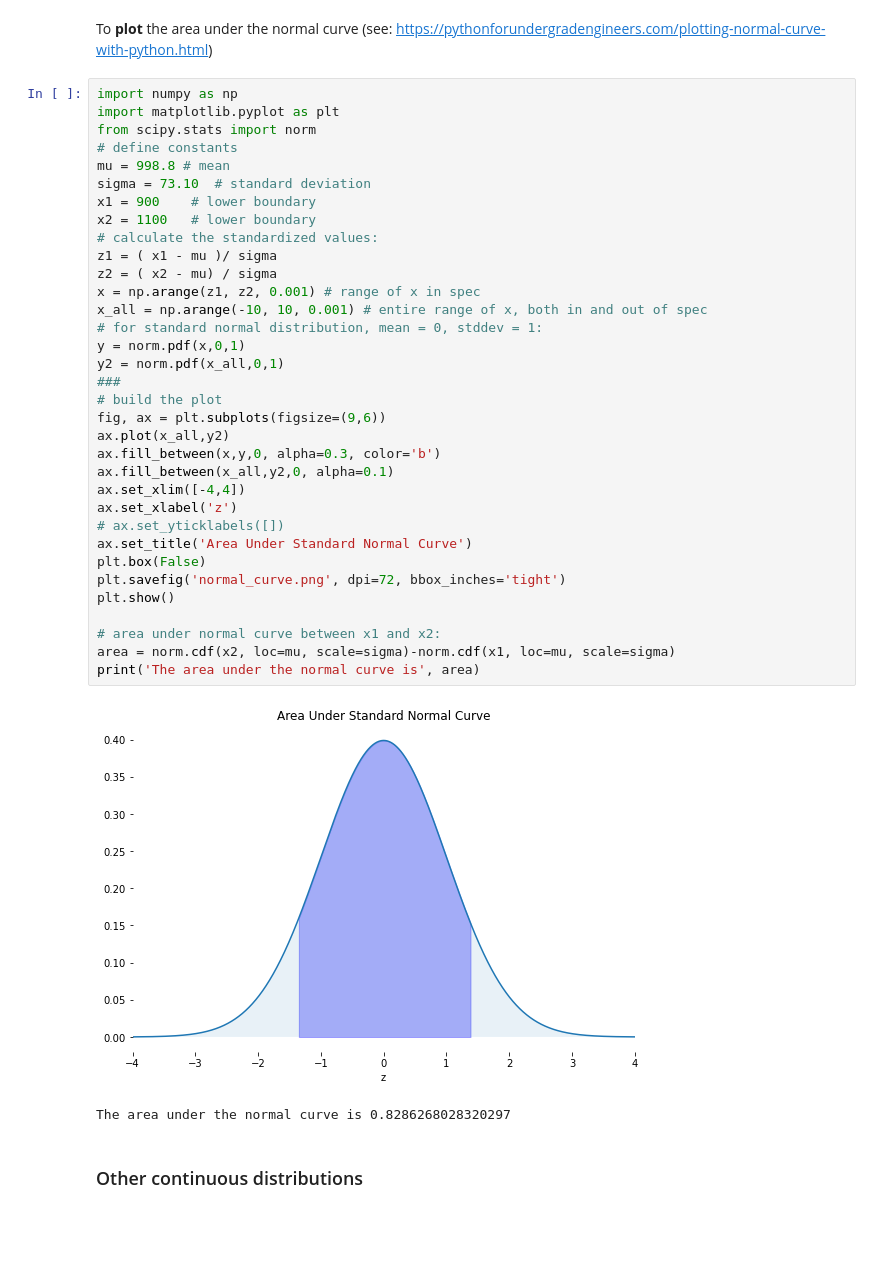
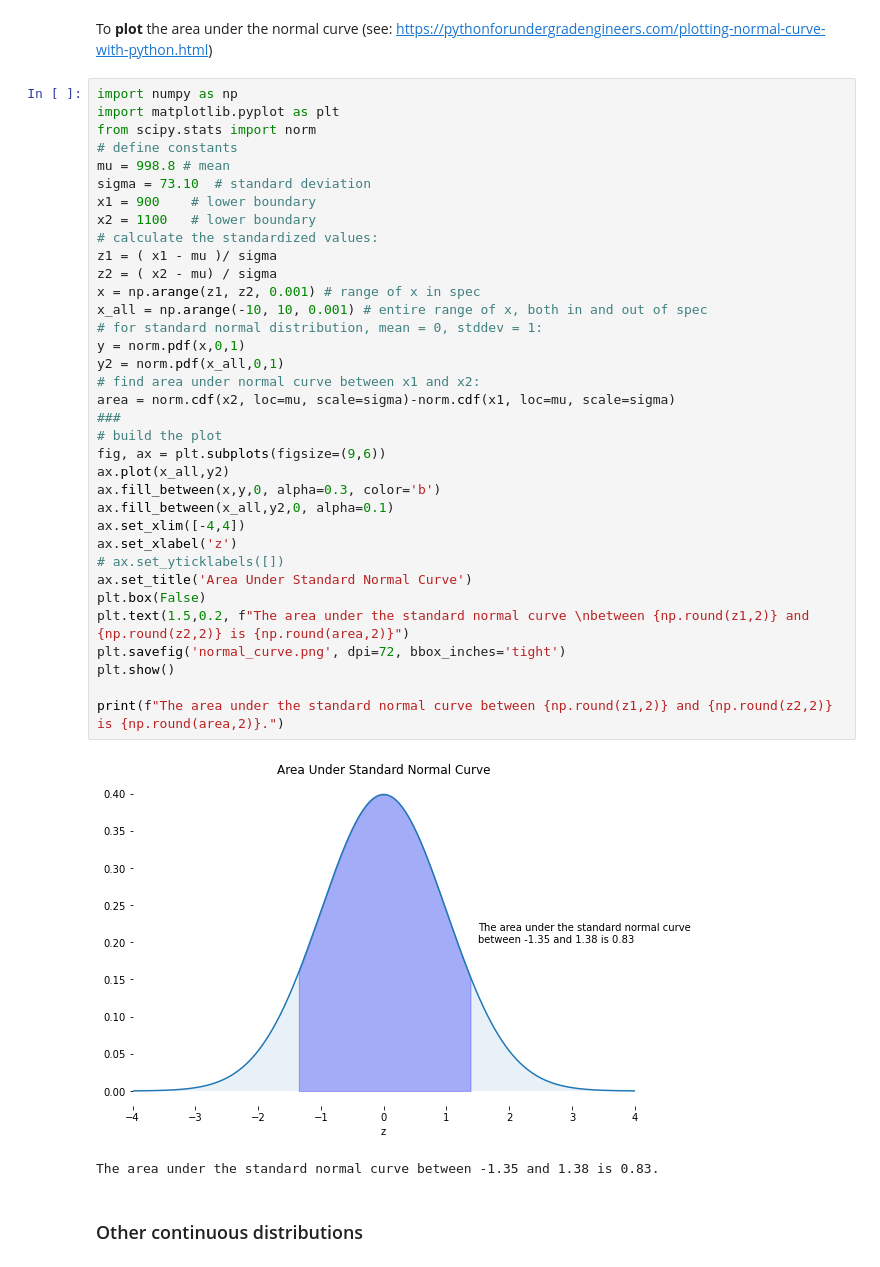
Before and after one commit to luc-hens/luc-hens.github.io, a Jupyter notebook: Statistics-I-using-Python.ipynb, the cells around one changed output. Saved outputs shown, nothing was run; the diff lists cells and outputs as text; blank space fills up the shorter version.

```diff
--- a/Statistics-I-using-Python.ipynb
+++ b/Statistics-I-using-Python.ipynb
@@ -748,38 +755,39 @@ import numpy as np
 import matplotlib.pyplot as plt
 from scipy.stats import norm
 # define constants
 mu = 998.8 # mean
 sigma = 73.10  # standard deviation
 x1 = 900    # lower boundary
 x2 = 1100   # lower boundary
 # calculate the standardized values:
 z1 = ( x1 - mu )/ sigma
 z2 = ( x2 - mu) / sigma
 x = np.arange(z1, z2, 0.001) # range of x in spec
 x_all = np.arange(-10, 10, 0.001) # entire range of x, both in and out of spec
 # for standard normal distribution, mean = 0, stddev = 1:
 y = norm.pdf(x,0,1)
 y2 = norm.pdf(x_all,0,1)
+# find area under normal curve between x1 and x2:
+area = norm.cdf(x2, loc=mu, scale=sigma)-norm.cdf(x1, loc=mu, scale=sigma)
 ###
 # build the plot
 fig, ax = plt.subplots(figsize=(9,6))
 ax.plot(x_all,y2)
 ax.fill_between(x,y,0, alpha=0.3, color='b')
 ax.fill_between(x_all,y2,0, alpha=0.1)
 ax.set_xlim([-4,4])
 ax.set_xlabel('z')
 # ax.set_yticklabels([])
 ax.set_title('Area Under Standard Normal Curve')
 plt.box(False)
+plt.text(1.5,0.2, f"The area under the standard normal curve \nbetween {np.round(z1,2)} and {np.round(z2,2)} is {np.round(area,2)}")
 plt.savefig('normal_curve.png', dpi=72, bbox_inches='tight')
 plt.show()
 
-# area under normal curve between x1 and x2:
-area = norm.cdf(x2, loc=mu, scale=sigma)-norm.cdf(x1, loc=mu, scale=sigma)
-print('The area under the normal curve is', area)
+print(f"The area under the standard normal curve between {np.round(z1,2)} and {np.round(z2,2)} is {np.round(area,2)}.")
 # %% [output]
-[figure, old version]
+[figure, new version]
-The area under the normal curve is 0.8286268028320297
+The area under the standard normal curve between -1.35 and 1.38 is 0.83.
 # %% [markdown]
 ### Other continuous distributions
 # %% [markdown]
```
Also changed, not shown: parts of 14 cells of this notebook, 1 other file.
